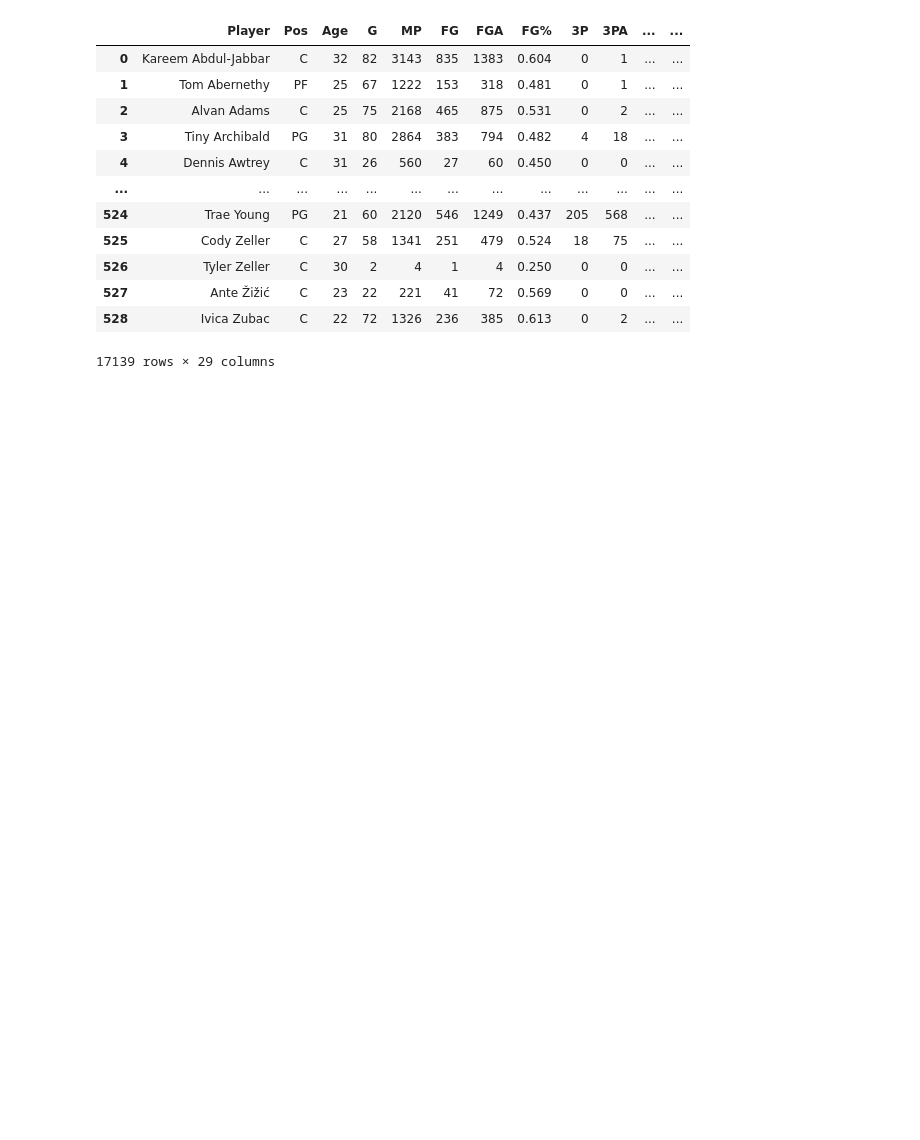
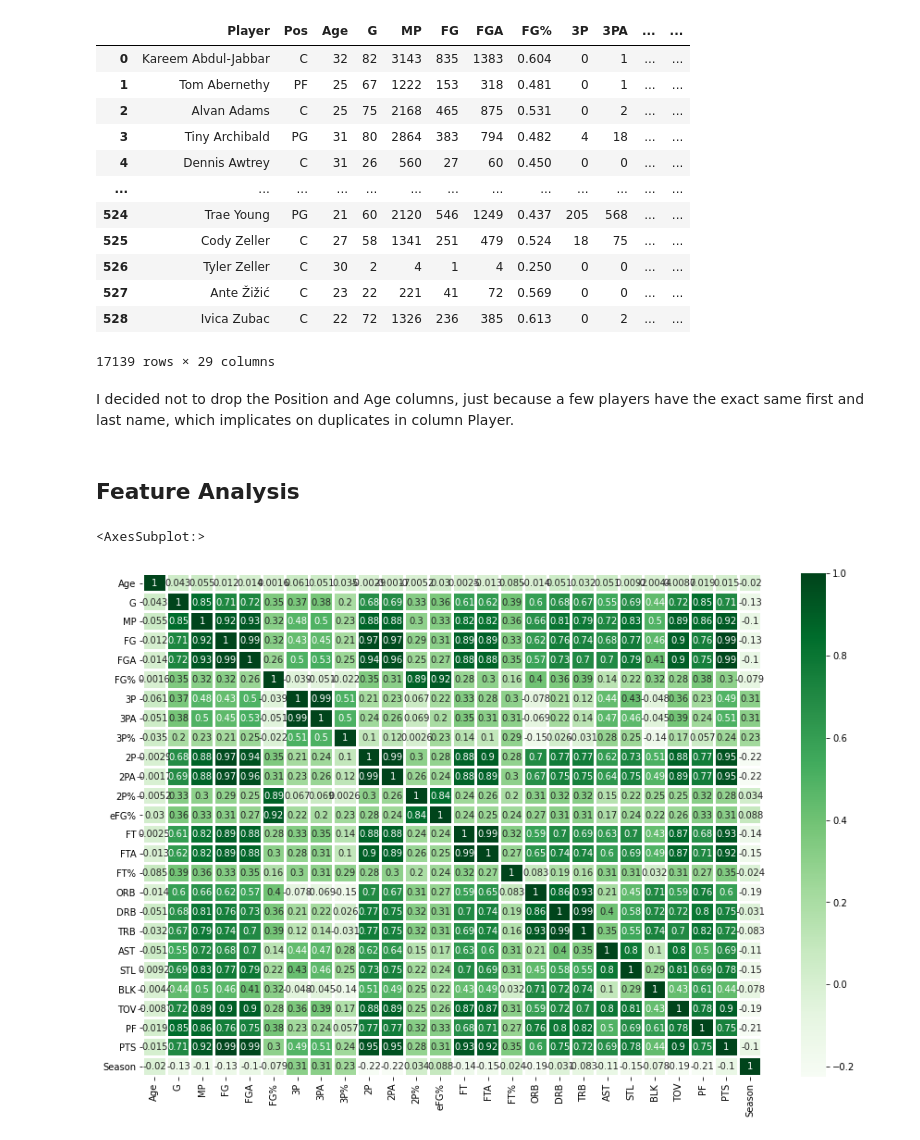
Before and after one commit to ferolifil/nba-mvp-predictor, a Jupyter notebook: analysis.ipynb, the cells around one changed output. Drawn from its saved outputs; the diff is of its cells as text; code cells hidden in the pictures; blank space fills up the shorter version.

Commit message:
analysis first steps

```diff
--- a/analysis.ipynb
+++ b/analysis.ipynb
@@ -13,10 +49,7 @@ from sklearn.model_selection import train_test_split
 nba_dataset = pd.DataFrame()
 
 for season in np.arange(1980,2021,1):
-
     df = pd.read_csv(f'./data/{season}std.csv', low_memory=False)
-    df['Season'] = season
-
     nba_dataset = nba_dataset.append(df)
 
 display(nba_dataset)
@@ -34,3 +67,13 @@ display(nba_dataset)
 | 527 | Ante Žižić | C | 23 | 22 | 221 | 41 | 72 | 0.569 | 0 | 0 | ... | ... |
 | 528 | Ivica Zubac | C | 22 | 72 | 1326 | 236 | 385 | 0.613 | 0 | 2 | ... | ... |
 17139 rows × 29 columns
+# %% [markdown]
+I decided not to drop the Position and Age columns, just because a few players have the exact same first and last name, which implicates on duplicates in column Player.
+# %% [markdown]
+## Feature Analysis<br>
+# %%
+plt.figure(figsize=(15, 10))
+sns.heatmap(nba_dataset.corr(), annot=True, cmap='Greens', linewidths=2)
+# %% [output]
+<AxesSubplot:>
+[figure, added]
```
Also changed, not shown: parts of 12 cells of this notebook.
